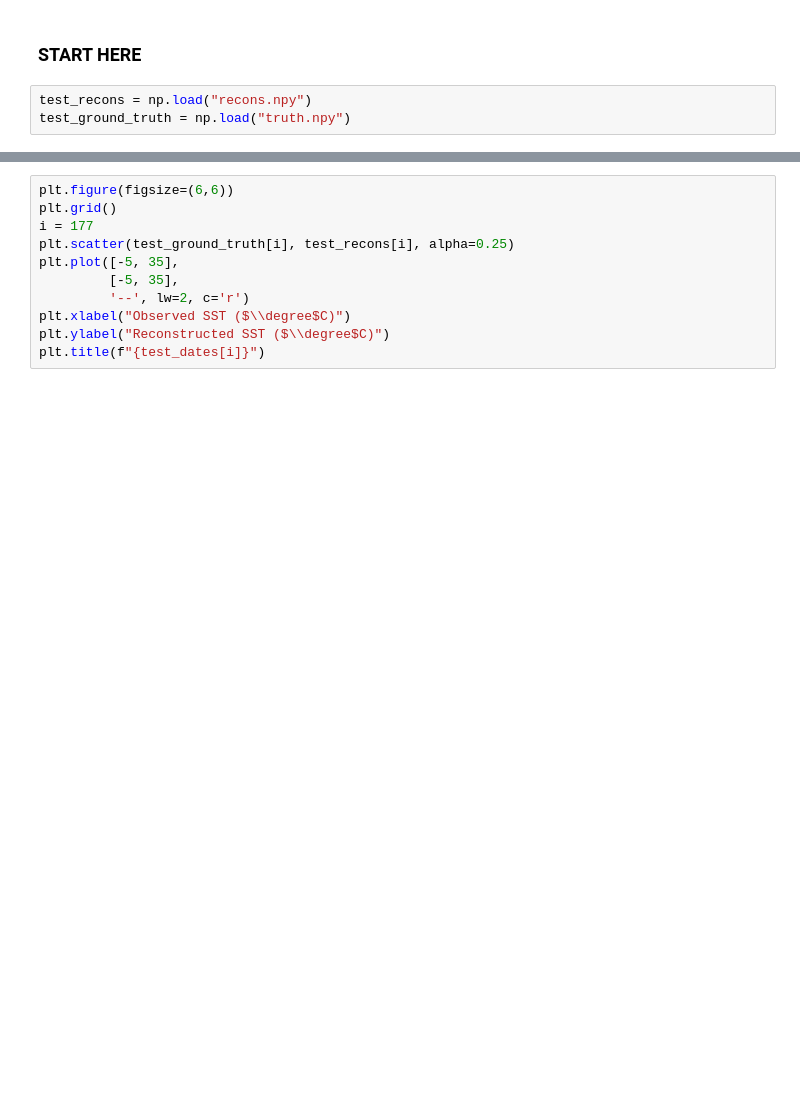
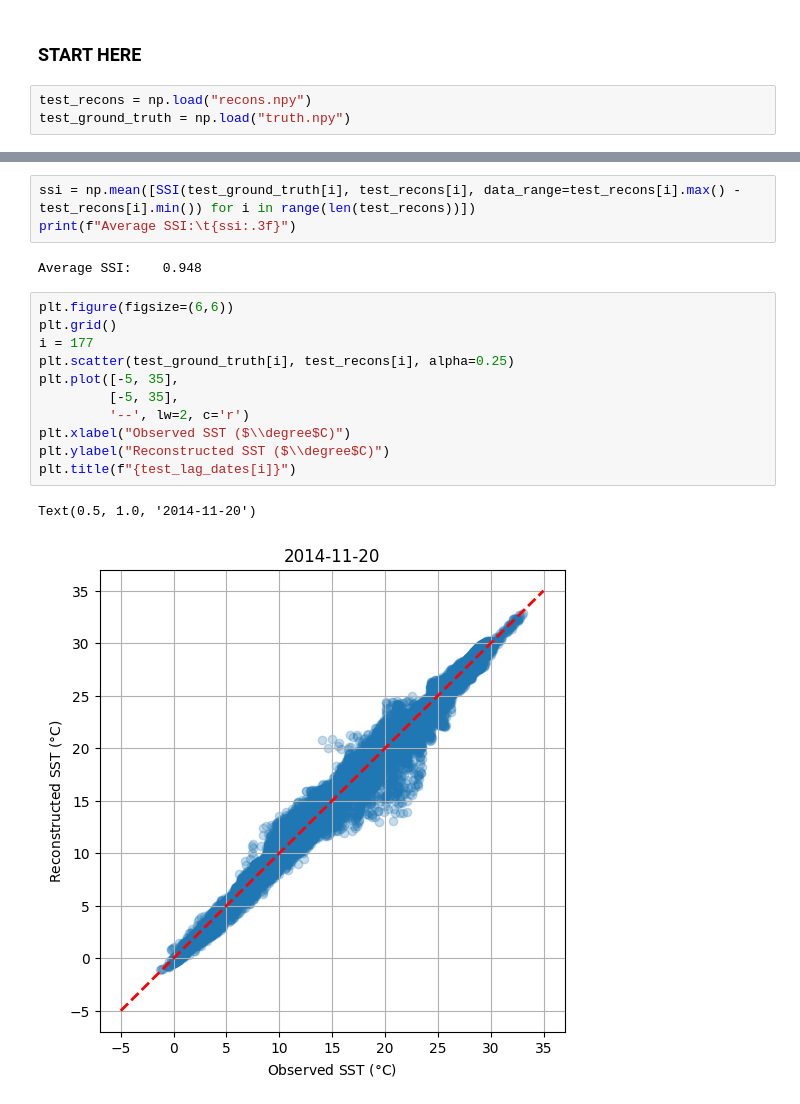
Before and after one commit to abbym-bristol/ME4OH_summer_project, a Jupyter notebook: SHRED_OFAM3_SST_FF.ipynb, the cells around one changed output, grey strips where cells are left out. Saved outputs shown, nothing was run; the diff lists cells and outputs as text; blank space fills up the shorter version.

```diff
--- a/SHRED_OFAM3_SST_FF.ipynb
+++ b/SHRED_OFAM3_SST_FF.ipynb
@@ -100,11 +134,19 @@ print(f"R2:\t{r2:.3f}")
+# %%
+ssi = np.mean([SSI(test_ground_truth[i], test_recons[i], data_range=test_recons[i].max() -  test_recons[i].min()) for i in range(len(test_recons))])
+print(f"Average SSI:\t{ssi:.3f}")
+# %% [output]
+Average SSI:    0.948
 # %%
 plt.figure(figsize=(6,6))
 plt.grid()
 i = 177
 plt.scatter(test_ground_truth[i], test_recons[i], alpha=0.25)
 plt.plot([-5, 35],
          [-5, 35],
          '--', lw=2, c='r')
 plt.xlabel("Observed SST ($\\degree$C)")
 plt.ylabel("Reconstructed SST ($\\degree$C)")
-plt.title(f"{test_dates[i]}")
+plt.title(f"{test_lag_dates[i]}")
+# %% [output]
+Text(0.5, 1.0, '2014-11-20')
+[figure, added]
```
Also changed, not shown: parts of 27 cells of this notebook, 2 other files.
